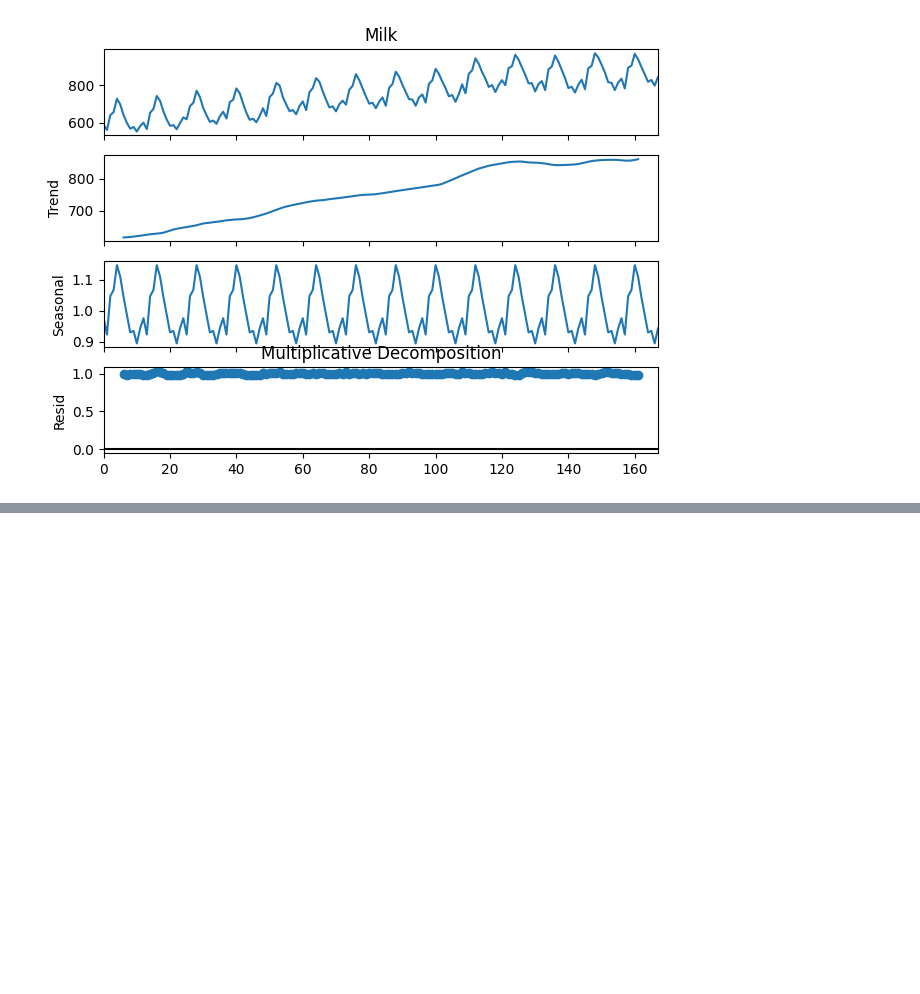
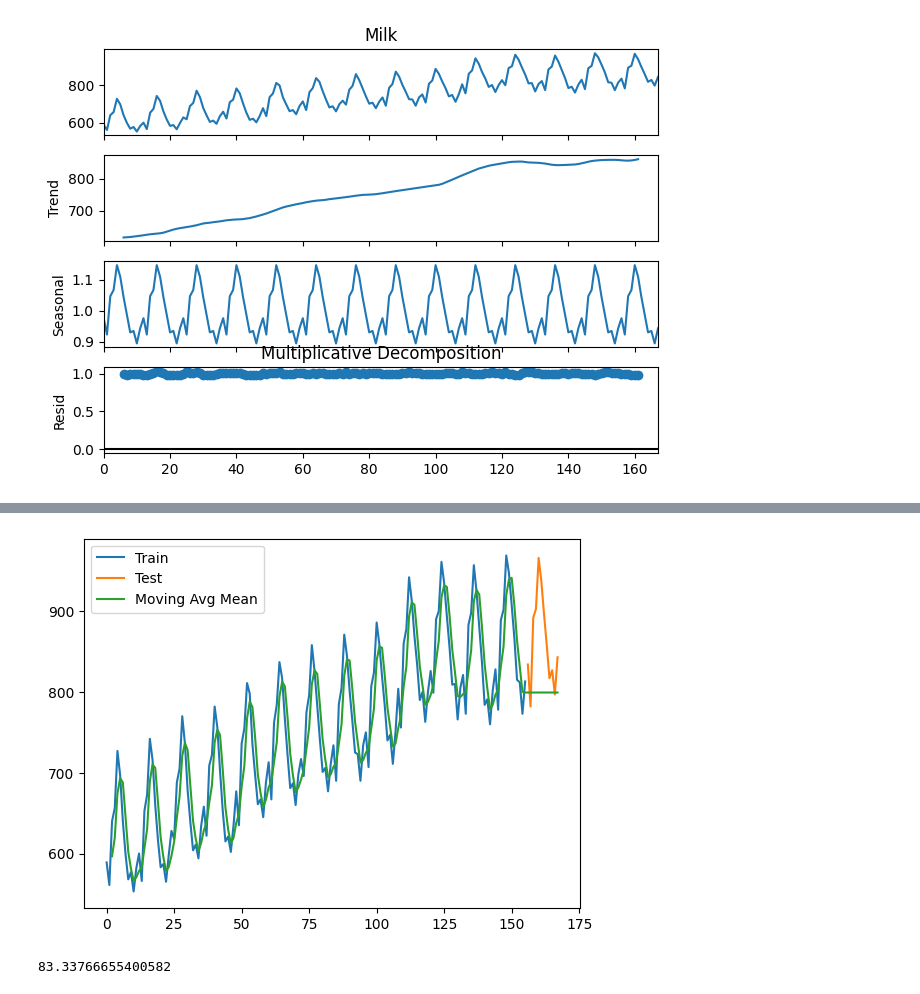
Before and after one commit to DAI3862/PML_lab, a Jupyter notebook: Theory + Lab/Day13/milk_decomposition.ipynb, the cells around one changed output, grey strips where cells are left out. Cells and saved outputs as stored; diff of their text form; code cells hidden in the pictures; blank space fills up the shorter version.

```diff
--- a/Theory + Lab/Day13/milk_decomposition.ipynb
+++ b/Theory + Lab/Day13/milk_decomposition.ipynb
@@ -35,0 +63,25 @@ plt.show()
+# %%
+y_train = df['Milk'][:-12]
+y_test = df['Milk'][-12:]
+# %%
+from math import sqrt
+
+
+span = 3
+fcast = y_train.rolling(span).mean()
+
+MA = fcast.iloc[-1]
+MA_series = pd.Series(MA.repeat(len(y_test)))
+MA_fcast = pd.concat([fcast, MA_series], ignore_index=True)
+
+plt.plot(y_train, label = 'Train')
+plt.plot(y_test, label = 'Test')
+plt.plot(MA_fcast, label = 'Moving Avg Mean')
+plt.legend(loc = 'best')
+plt.show()
+
+res = sqrt(mean_squared_error(y_test, MA_series))
+print(res)
+# %% [output]
+[figure, added]
+83.33766655400582
```
Also changed, not shown: parts of 10 cells of this notebook, 7 other files.
